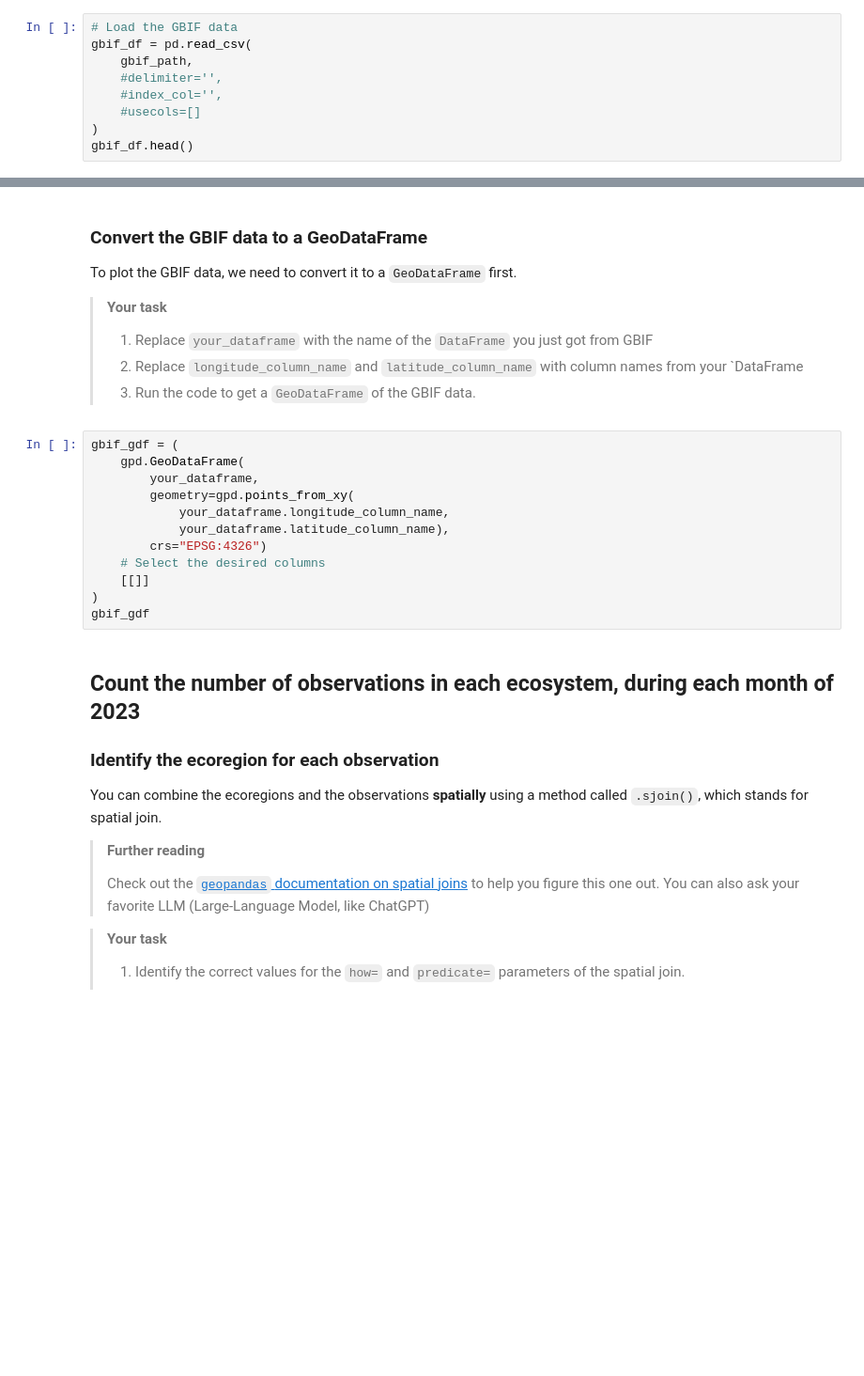
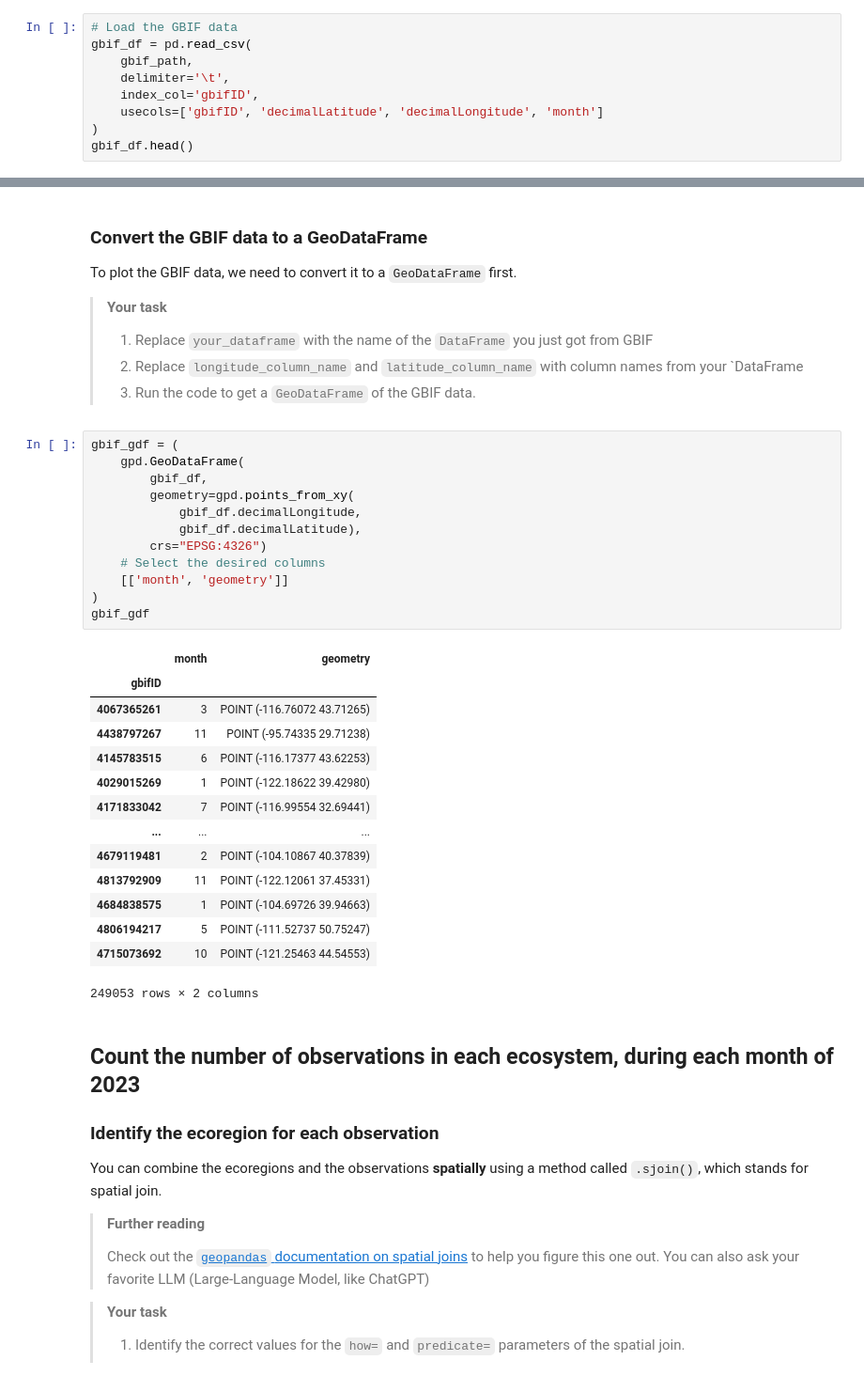
Before and after one commit to cu-esiil-edu/stars-02-species-distribution-EBiggane, a Jupyter notebook: species-distribution.ipynb, the cells around one changed output, grey strips where cells are left out. Shown at 94% size. Drawn from its saved outputs; the diff is of its cells as text; blank space fills up the shorter version.

```diff
--- a/species-distribution.ipynb
+++ b/species-distribution.ipynb
@@ -390,8 +375,8 @@ You can use the following code to look at the beginning of your file:
 # Load the GBIF data
 gbif_df = pd.read_csv(
     gbif_path,
-    #delimiter='',
-    #index_col='',
-    #usecols=[]
+    delimiter='\t',
+    index_col='gbifID',
+    usecols=['gbifID', 'decimalLatitude', 'decimalLongitude', 'month']
 )
 gbif_df.head()
@@ -411,15 +404,30 @@ To plot the GBIF data, we need to convert it to a `GeoDataFrame` first.
 # %%
 gbif_gdf = (
     gpd.GeoDataFrame(
-        your_dataframe,
+        gbif_df,
         geometry=gpd.points_from_xy(
-            your_dataframe.longitude_column_name,
-            your_dataframe.latitude_column_name),
+            gbif_df.decimalLongitude,
+            gbif_df.decimalLatitude),
         crs="EPSG:4326")
     # Select the desired columns
-    [[]]
+    [['month', 'geometry']]
 )
 gbif_gdf
+# %% [output]
+|  | month | geometry |
+| gbifID |  |  |
+| 4067365261 | 3 | POINT (-116.76072 43.71265) |
+| 4438797267 | 11 | POINT (-95.74335 29.71238) |
+| 4145783515 | 6 | POINT (-116.17377 43.62253) |
+| 4029015269 | 1 | POINT (-122.18622 39.42980) |
+| 4171833042 | 7 | POINT (-116.99554 32.69441) |
+| ... | ... | ... |
+| 4679119481 | 2 | POINT (-104.10867 40.37839) |
+| 4813792909 | 11 | POINT (-122.12061 37.45331) |
+| 4684838575 | 1 | POINT (-104.69726 39.94663) |
+| 4806194217 | 5 | POINT (-111.52737 50.75247) |
+| 4715073692 | 10 | POINT (-121.25463 44.54553) |
+249053 rows × 2 columns
 # %% [markdown]
 ## Count the number of observations in each ecosystem, during each month of 2023
 
```
Also changed, not shown: parts of 8 cells of this notebook.
